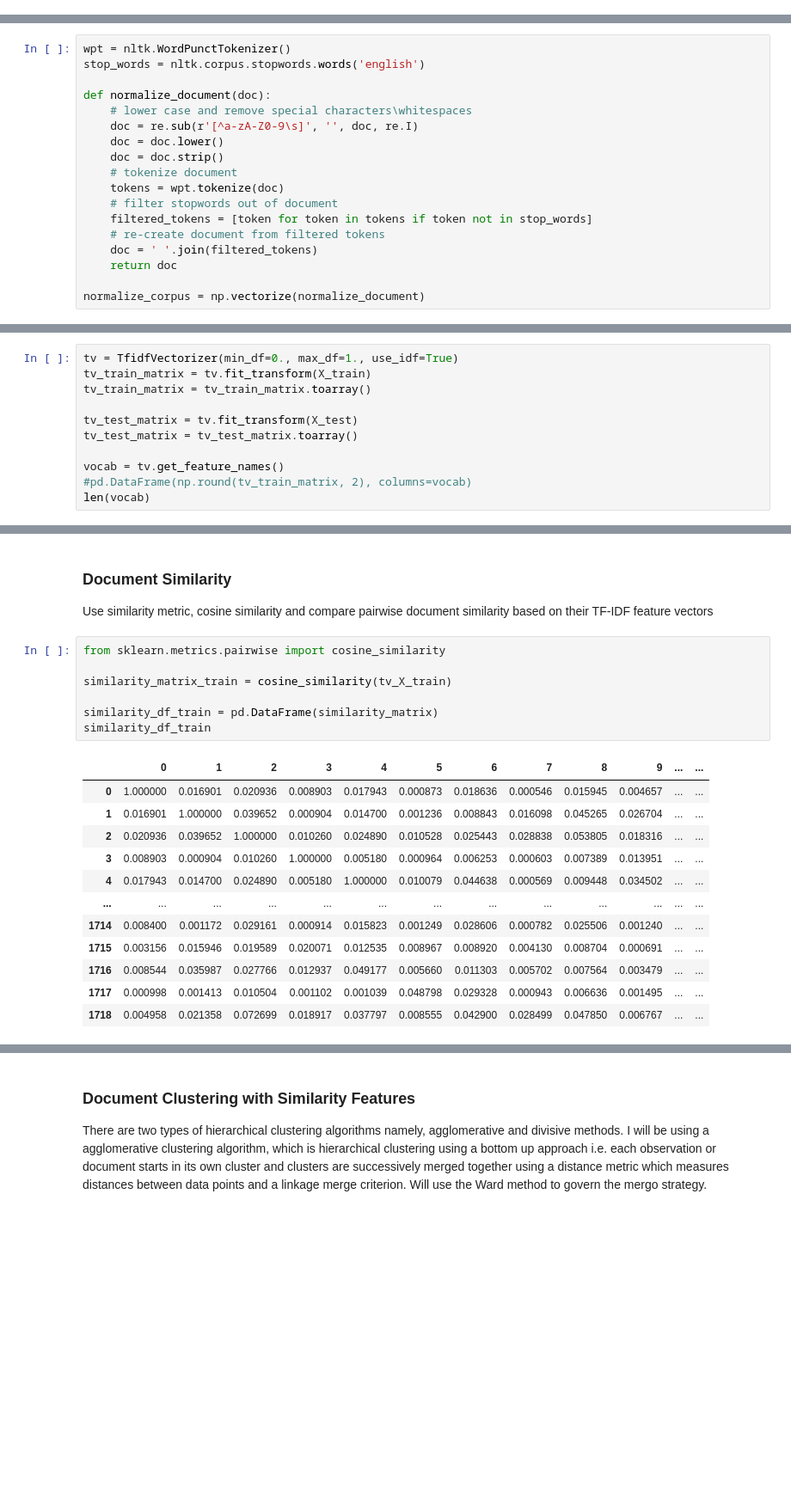
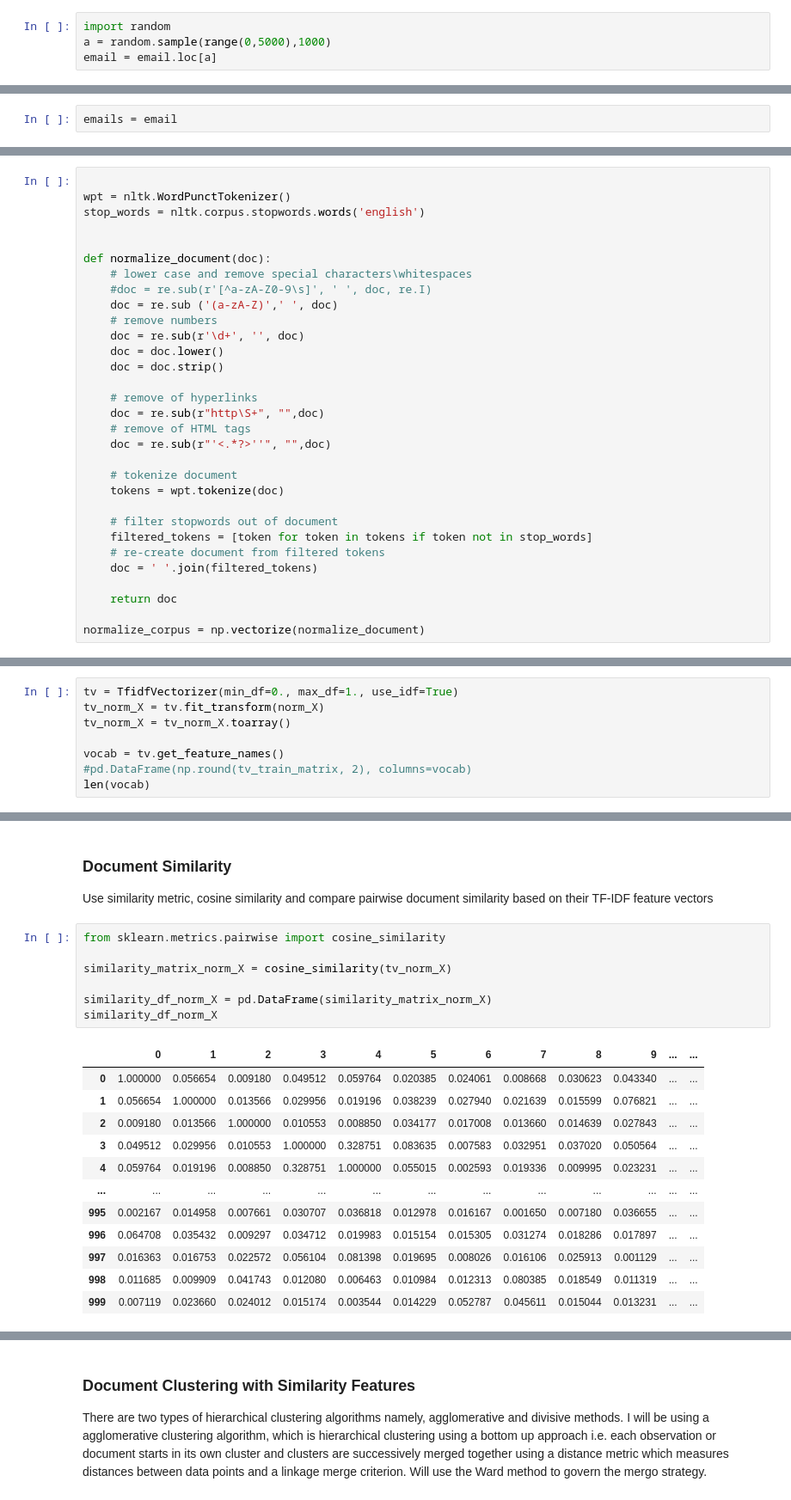
Before and after one commit to jeanbai/Spam-Emails-Detection, a Jupyter notebook: Spam Email Detection.ipynb, the cells around one changed output, grey strips where cells are left out. Shown: that part at 86% size. Cells and saved outputs as stored; diff of their text form; blank space fills up the shorter version.

```diff
--- a/Spam Email Detection.ipynb
+++ b/Spam Email Detection.ipynb
@@ -80,0 +93,4 @@ NameError: ignored
+# %%
+import random
+a = random.sample(range(0,5000),1000)
+email = email.loc[a]
@@ -80,0 +107,2 @@ NameError: ignored
+# %%
+emails = email
@@ -213,20 +195,33 @@ nltk.download('stopwords')
 [nltk_data]   Package stopwords is already up-to-date!
 True
 # %%
+
 wpt = nltk.WordPunctTokenizer()
 stop_words = nltk.corpus.stopwords.words('english')
 
+
 def normalize_document(doc):
     # lower case and remove special characters\whitespaces
-    doc = re.sub(r'[^a-zA-Z0-9\s]', '', doc, re.I)
+    #doc = re.sub(r'[^a-zA-Z0-9\s]', ' ', doc, re.I)
+    doc = re.sub ('(a-zA-Z)',' ', doc)
+    # remove numbers
+    doc = re.sub(r'\d+', '', doc)
     doc = doc.lower()
     doc = doc.strip()
+
+    # remove of hyperlinks
+    doc = re.sub(r"http\S+", "",doc)
+    # remove of HTML tags
+    doc = re.sub(r"'<.*?>''", "",doc)
+
     # tokenize document
     tokens = wpt.tokenize(doc)
+
     # filter stopwords out of document
     filtered_tokens = [token for token in tokens if token not in stop_words]
     # re-create document from filtered tokens
     doc = ' '.join(filtered_tokens)
+
     return doc
 
 normalize_corpus = np.vectorize(normalize_document)
@@ -291,11 +331,8 @@ Equivalent to CountVectorizer followed by TfidfTransformer.
 from sklearn.feature_extraction.text import TfidfVectorizer
 # %%
 tv = TfidfVectorizer(min_df=0., max_df=1., use_idf=True)
-tv_train_matrix = tv.fit_transform(X_train)
-tv_train_matrix = tv_train_matrix.toarray()
-
-tv_test_matrix = tv.fit_transform(X_test)
-tv_test_matrix = tv_test_matrix.toarray()
+tv_norm_X = tv.fit_transform(norm_X)
+tv_norm_X = tv_norm_X.toarray()
 
 vocab = tv.get_feature_names()
 #pd.DataFrame(np.round(tv_train_matrix, 2), columns=vocab)
@@ -317,20 +360,20 @@ Use similarity metric, cosine similarity and compare pairwise document similarit
 # %%
 from sklearn.metrics.pairwise import cosine_similarity
 
-similarity_matrix_train = cosine_similarity(tv_X_train)
+similarity_matrix_norm_X = cosine_similarity(tv_norm_X)
 
-similarity_df_train = pd.DataFrame(similarity_matrix)
-similarity_df_train
+similarity_df_norm_X = pd.DataFrame(similarity_matrix_norm_X)
+similarity_df_norm_X
 # %% [output]
 |  | 0 | 1 | 2 | 3 | 4 | 5 | 6 | 7 | 8 | 9 | ... | ... |
-| 0 | 1.000000 | 0.016901 | 0.020936 | 0.008903 | 0.017943 | 0.000873 | 0.018636 | 0.000546 | 0.015945 | 0.004657 | ... | ... |
-| 1 | 0.016901 | 1.000000 | 0.039652 | 0.000904 | 0.014700 | 0.001236 | 0.008843 | 0.016098 | 0.045265 | 0.026704 | ... | ... |
-| 2 | 0.020936 | 0.039652 | 1.000000 | 0.010260 | 0.024890 | 0.010528 | 0.025443 | 0.028838 | 0.053805 | 0.018316 | ... | ... |
-| 3 | 0.008903 | 0.000904 | 0.010260 | 1.000000 | 0.005180 | 0.000964 | 0.006253 | 0.000603 | 0.007389 | 0.013951 | ... | ... |
-| 4 | 0.017943 | 0.014700 | 0.024890 | 0.005180 | 1.000000 | 0.010079 | 0.044638 | 0.000569 | 0.009448 | 0.034502 | ... | ... |
+| 0 | 1.000000 | 0.056654 | 0.009180 | 0.049512 | 0.059764 | 0.020385 | 0.024061 | 0.008668 | 0.030623 | 0.043340 | ... | ... |
+| 1 | 0.056654 | 1.000000 | 0.013566 | 0.029956 | 0.019196 | 0.038239 | 0.027940 | 0.021639 | 0.015599 | 0.076821 | ... | ... |
+| 2 | 0.009180 | 0.013566 | 1.000000 | 0.010553 | 0.008850 | 0.034177 | 0.017008 | 0.013660 | 0.014639 | 0.027843 | ... | ... |
+| 3 | 0.049512 | 0.029956 | 0.010553 | 1.000000 | 0.328751 | 0.083635 | 0.007583 | 0.032951 | 0.037020 | 0.050564 | ... | ... |
+| 4 | 0.059764 | 0.019196 | 0.008850 | 0.328751 | 1.000000 | 0.055015 | 0.002593 | 0.019336 | 0.009995 | 0.023231 | ... | ... |
 | ... | ... | ... | ... | ... | ... | ... | ... | ... | ... | ... | ... | ... |
-| 1714 | 0.008400 | 0.001172 | 0.029161 | 0.000914 | 0.015823 | 0.001249 | 0.028606 | 0.000782 | 0.025506 | 0.001240 | ... | ... |
-| 1715 | 0.003156 | 0.015946 | 0.019589 | 0.020071 | 0.012535 | 0.008967 | 0.008920 | 0.004130 | 0.008704 | 0.000691 | ... | ... |
-| 1716 | 0.008544 | 0.035987 | 0.027766 | 0.012937 | 0.049177 | 0.005660 | 0.011303 | 0.005702 | 0.007564 | 0.003479 | ... | ... |
-| 1717 | 0.000998 | 0.001413 | 0.010504 | 0.001102 | 0.001039 | 0.048798 | 0.029328 | 0.000943 | 0.006636 | 0.001495 | ... | ... |
-| 1718 | 0.004958 | 0.021358 | 0.072699 | 0.018917 | 0.037797 | 0.008555 | 0.042900 | 0.028499 | 0.047850 | 0.006767 | ... | ... |
+| 995 | 0.002167 | 0.014958 | 0.007661 | 0.030707 | 0.036818 | 0.012978 | 0.016167 | 0.001650 | 0.007180 | 0.036655 | ... | ... |
+| 996 | 0.064708 | 0.035432 | 0.009297 | 0.034712 | 0.019983 | 0.015154 | 0.015305 | 0.031274 | 0.018286 | 0.017897 | ... | ... |
+| 997 | 0.016363 | 0.016753 | 0.022572 | 0.056104 | 0.081398 | 0.019695 | 0.008026 | 0.016106 | 0.025913 | 0.001129 | ... | ... |
+| 998 | 0.011685 | 0.009909 | 0.041743 | 0.012080 | 0.006463 | 0.010984 | 0.012313 | 0.080385 | 0.018549 | 0.011319 | ... | ... |
+| 999 | 0.007119 | 0.023660 | 0.024012 | 0.015174 | 0.003544 | 0.014229 | 0.052787 | 0.045611 | 0.015044 | 0.013231 | ... | ... |
```
Also changed, not shown: parts of 130 cells of this notebook.
